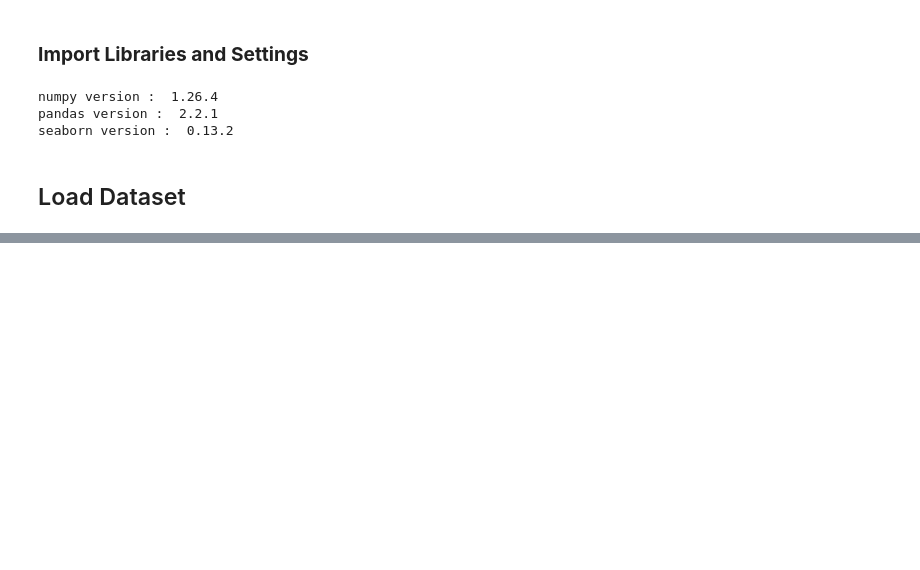
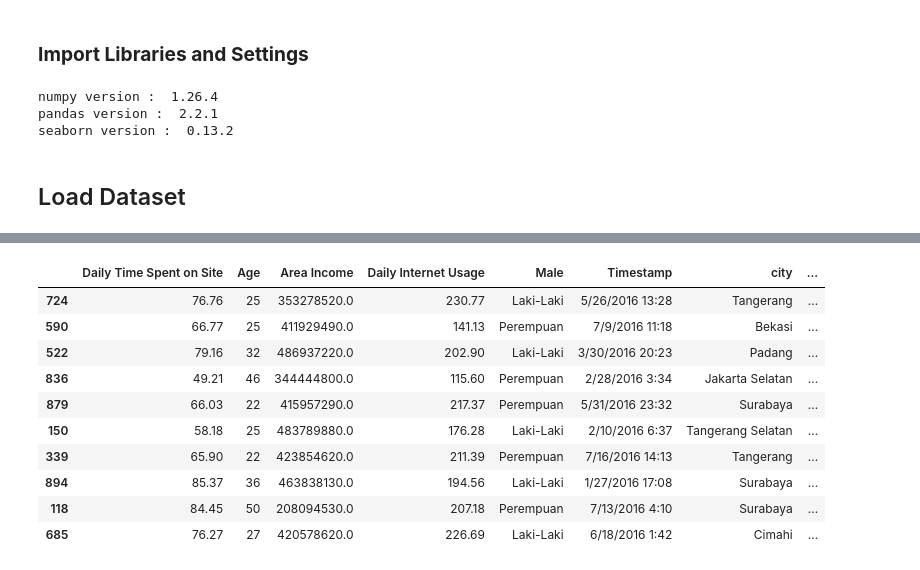
Before and after one commit to mcikalmerdeka/Predict-Customer-Clicked-Ads-Classification-By-Using-Machine-Learning, a Jupyter notebook: Clicked Ads Classification.ipynb, the cells around one changed output, grey strips where cells are left out. Cells and saved outputs as stored; diff of their text form; code cells hidden in the pictures; blank space fills up the shorter version.

```diff
--- a/Clicked Ads Classification.ipynb
+++ b/Clicked Ads Classification.ipynb
@@ -31,0 +61,14 @@ df = pd.read_csv('Clicked Ads Dataset.csv')
+# %%
+df.sample(10)
+# %% [output]
+|  | Daily Time Spent on Site | Age | Area Income | Daily Internet Usage | Male | Timestamp | city | ... |
+| 724 | 76.76 | 25 | 353278520.0 | 230.77 | Laki-Laki | 5/26/2016 13:28 | Tangerang | ... |
+| 590 | 66.77 | 25 | 411929490.0 | 141.13 | Perempuan | 7/9/2016 11:18 | Bekasi | ... |
+| 522 | 79.16 | 32 | 486937220.0 | 202.90 | Laki-Laki | 3/30/2016 20:23 | Padang | ... |
+| 836 | 49.21 | 46 | 344444800.0 | 115.60 | Perempuan | 2/28/2016 3:34 | Jakarta Selatan | ... |
+| 879 | 66.03 | 22 | 415957290.0 | 217.37 | Perempuan | 5/31/2016 23:32 | Surabaya | ... |
+| 150 | 58.18 | 25 | 483789880.0 | 176.28 | Laki-Laki | 2/10/2016 6:37 | Tangerang Selatan | ... |
+| 339 | 65.90 | 22 | 423854620.0 | 211.39 | Perempuan | 7/16/2016 14:13 | Tangerang | ... |
+| 894 | 85.37 | 36 | 463838130.0 | 194.56 | Laki-Laki | 1/27/2016 17:08 | Surabaya | ... |
+| 118 | 84.45 | 50 | 208094530.0 | 207.18 | Perempuan | 7/13/2016 4:10 | Surabaya | ... |
+| 685 | 76.27 | 27 | 420578620.0 | 226.69 | Laki-Laki | 6/18/2016 1:42 | Cimahi | ... |
```
Also changed, not shown: parts of 11 cells of this notebook.
